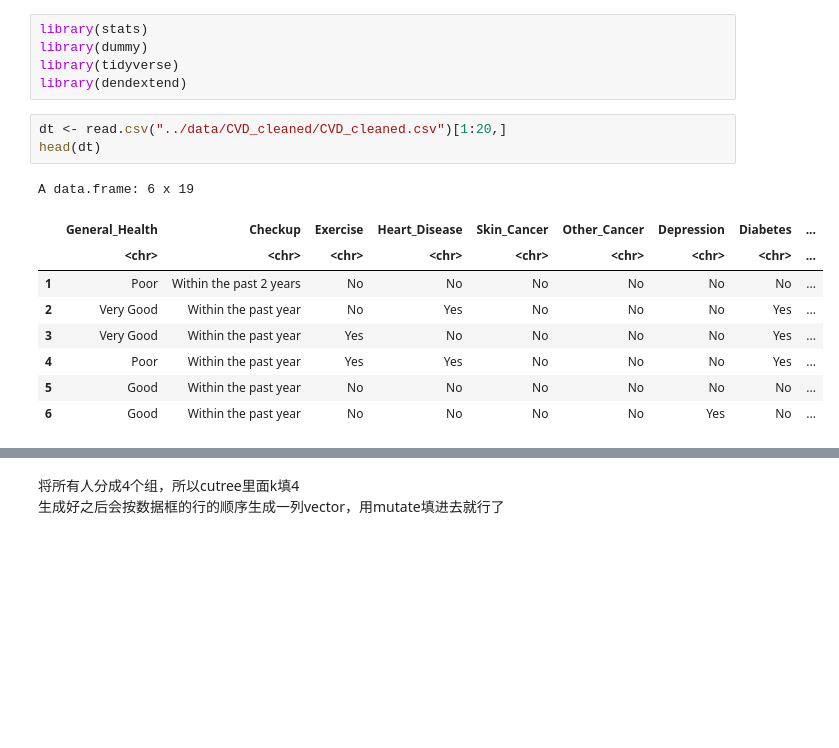
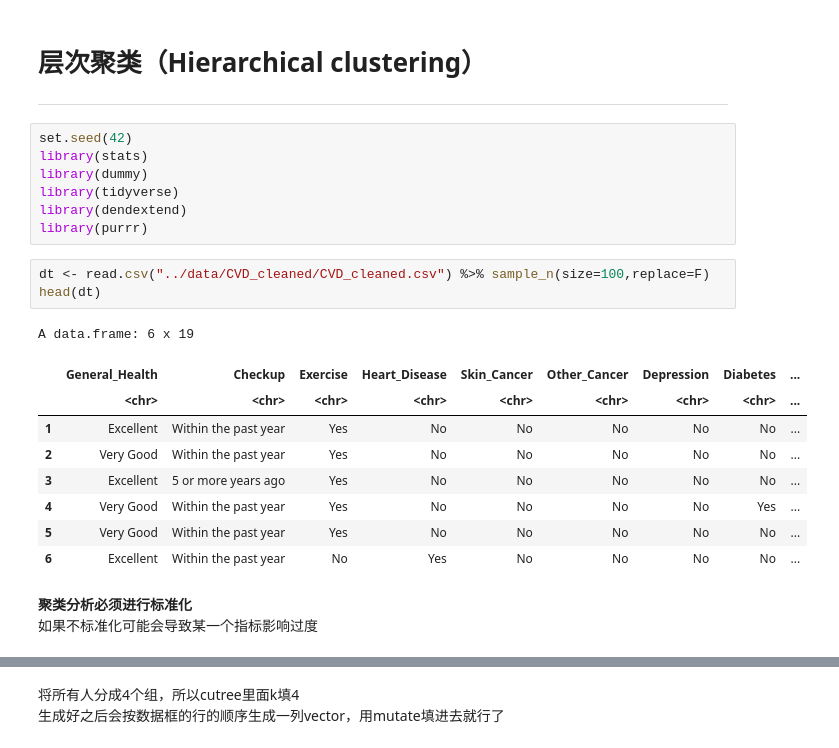
Before and after one commit to nab-iak/R_memo, a Jupyter notebook: jupyter_notebook/cluster_analysis.ipynb, the cells around one changed output, grey strips where cells are left out. Cells and saved outputs as stored; diff of their text form; blank space fills up the shorter version.

```diff
--- a/jupyter_notebook/cluster_analysis.ipynb
+++ b/jupyter_notebook/cluster_analysis.ipynb
@@ -1,21 +1,29 @@
+# %% [markdown]
+# 层次聚类（Hierarchical clustering）
+---
 # %%
+set.seed(42)
 library(stats)
 library(dummy)
 library(tidyverse)
 library(dendextend)
+library(purrr)
 # %%
-dt <- read.csv("../data/CVD_cleaned/CVD_cleaned.csv")[1:20,]
+dt <- read.csv("../data/CVD_cleaned/CVD_cleaned.csv") %>% sample_n(size=100,replace=F)
 head(dt)
 # %% [output]
 A data.frame: 6 x 19
 |  | General_Health | Checkup | Exercise | Heart_Disease | Skin_Cancer | Other_Cancer | Depression | Diabetes | ... |
 |  | <chr> | <chr> | <chr> | <chr> | <chr> | <chr> | <chr> | <chr> | ... |
-| 1 | Poor | Within the past 2 years | No | No | No | No | No | No | ... |
-| 2 | Very Good | Within the past year | No | Yes | No | No | No | Yes | ... |
-| 3 | Very Good | Within the past year | Yes | No | No | No | No | Yes | ... |
-| 4 | Poor | Within the past year | Yes | Yes | No | No | No | Yes | ... |
-| 5 | Good | Within the past year | No | No | No | No | No | No | ... |
-| 6 | Good | Within the past year | No | No | No | No | Yes | No | ... |
+| 1 | Excellent | Within the past year | Yes | No | No | No | No | No | ... |
+| 2 | Very Good | Within the past year | Yes | No | No | No | No | No | ... |
+| 3 | Excellent | 5 or more years ago | Yes | No | No | No | No | No | ... |
+| 4 | Very Good | Within the past year | Yes | No | No | No | No | Yes | ... |
+| 5 | Very Good | Within the past year | Yes | No | No | No | No | No | ... |
+| 6 | Excellent | Within the past year | No | Yes | No | No | No | No | ... |
+# %% [markdown]
+**聚类分析必须进行标准化**
+如果不标准化可能会导致某一个指标影响过度
 # %%
 dt_num <- dt %>% select(where(is.numeric))
 dt_str <- dt %>% select(where(is.character))
```
Also changed, not shown: parts of 21 cells of this notebook, 2 other files.
